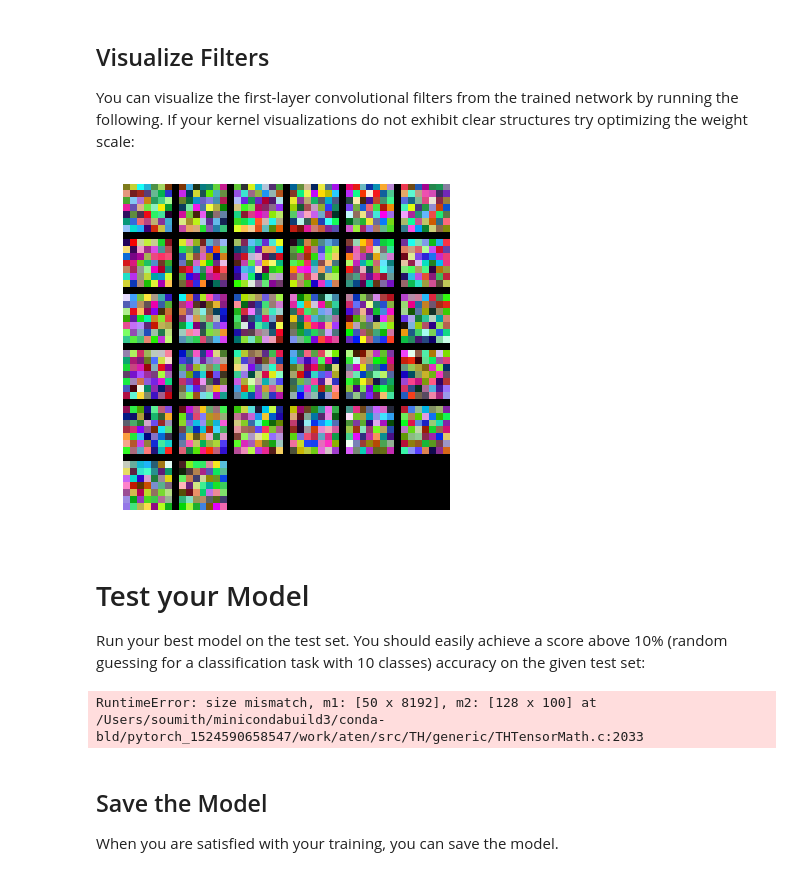
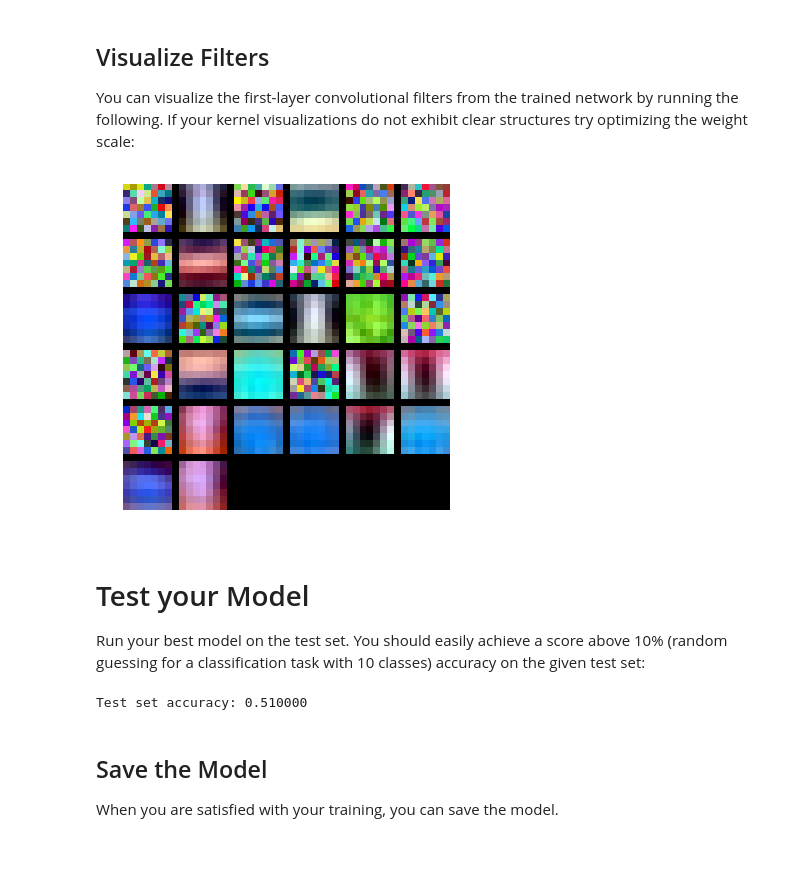
Before and after one commit to yixuanL/i2dl_ss2018, a Jupyter notebook: exercise_3/1_classification_cnn.ipynb, the cells around one changed output. Cells and saved outputs as stored; diff of their text form; code cells hidden in the pictures.

```diff
--- a/exercise_3/1_classification_cnn.ipynb
+++ b/exercise_3/1_classification_cnn.ipynb
@@ -188,6 +185,6 @@ val_loader = torch.utils.data.DataLoader(val_data, batch_size=64, shuffle=False,
 my_model = ClassificationCNN()
 my_model.to(device)
 my_solver = Solver(optim_args={"lr": 1e-3})
-my_solver.train(my_model, train_loader, val_loader, log_nth=200, num_epochs=2)
+my_solver.train(my_model, train_loader, val_loader, log_nth=200, num_epochs=1)
 # %% [output]
 START TRAIN.
@@ -210,15 +202,15 @@ You can visualize the first-layer convolutional filters from the trained network
 # %%
 from exercise_code.vis_utils import visualize_grid
 
 # first (next) parameter should be convolutional
-conv_params = next(model.parameters()).to(device).detach().numpy()
+conv_params = next(my_model.parameters()).to(device).detach().numpy()
 grid = visualize_grid(conv_params.transpose(0, 2, 3, 1))
 plt.imshow(grid.astype('uint8'))
 plt.axis('off')
 plt.gcf().set_size_inches(6, 6)
 plt.show()
 # %% [output]
-[figure, old version]
+[figure, new version]
 # %% [markdown]
 # Test your Model
 Run your best model on the test set. You should easily achieve a score above 10% (random guessing for a classification task with 10 classes) accuracy on the given test set:
@@ -226,18 +218,18 @@ Run your best model on the test set. You should easily achieve a score above 10%
 test_loader = torch.utils.data.DataLoader(test_data, batch_size=50, shuffle=False, num_workers=4)
 
 scores = []
-model.eval()
+my_model.eval()
 for inputs, targets in test_loader:
     inputs, targets = inputs.to(device), targets.to(device)
 
 
-    outputs = model(inputs)
+    outputs = my_model(inputs)
     _, preds = torch.max(outputs, 1)
     scores.extend((preds == targets).data.cpu().numpy())
 
 print('Test set accuracy: %f' % np.mean(scores))
 # %% [output]
-RuntimeError: size mismatch, m1: [50 x 8192], m2: [128 x 100] at /Users/soumith/minicondabuild3/conda-bld/pytorch_1524590658547/work/aten/src/TH/generic/THTensorMath.c:2033
+Test set accuracy: 0.510000
 # %% [markdown]
 ## Save the Model
 
```
Also changed, not shown: parts of 5 cells of this notebook, 45 other files.
